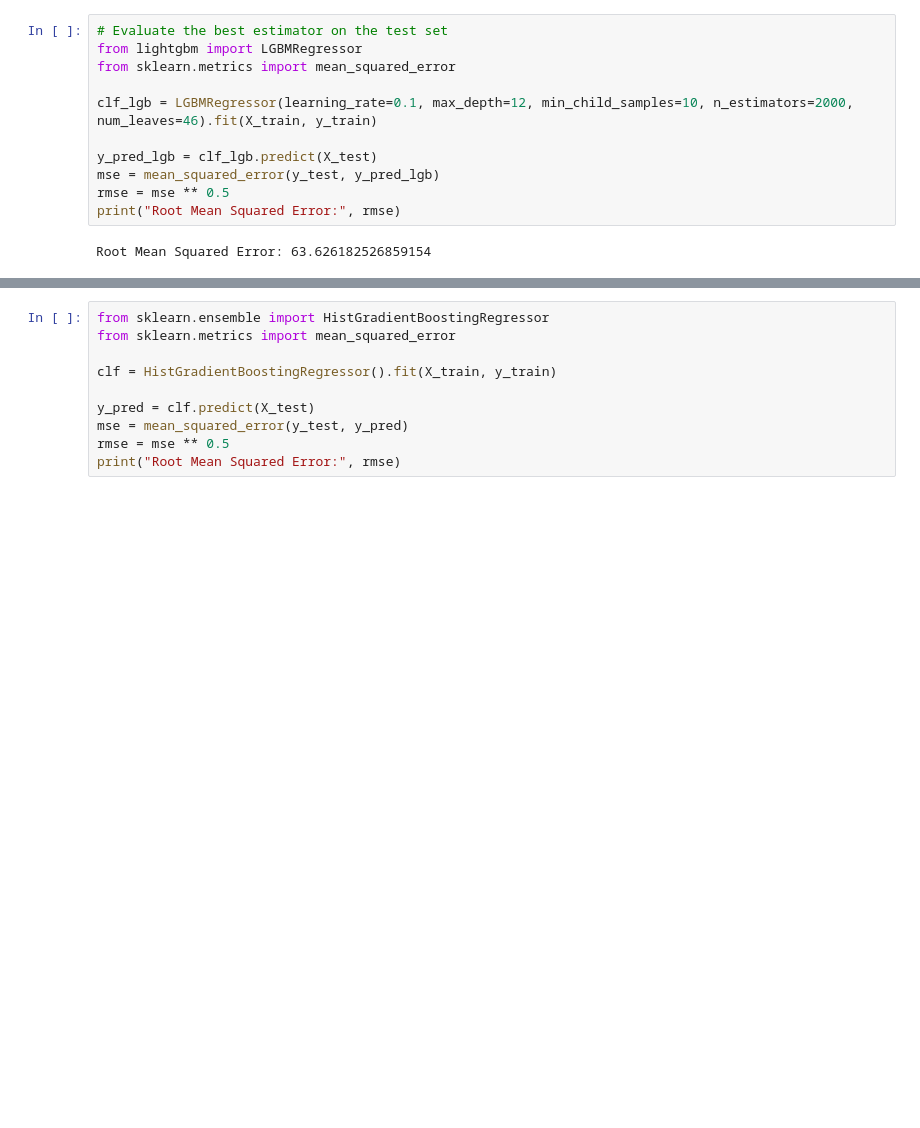
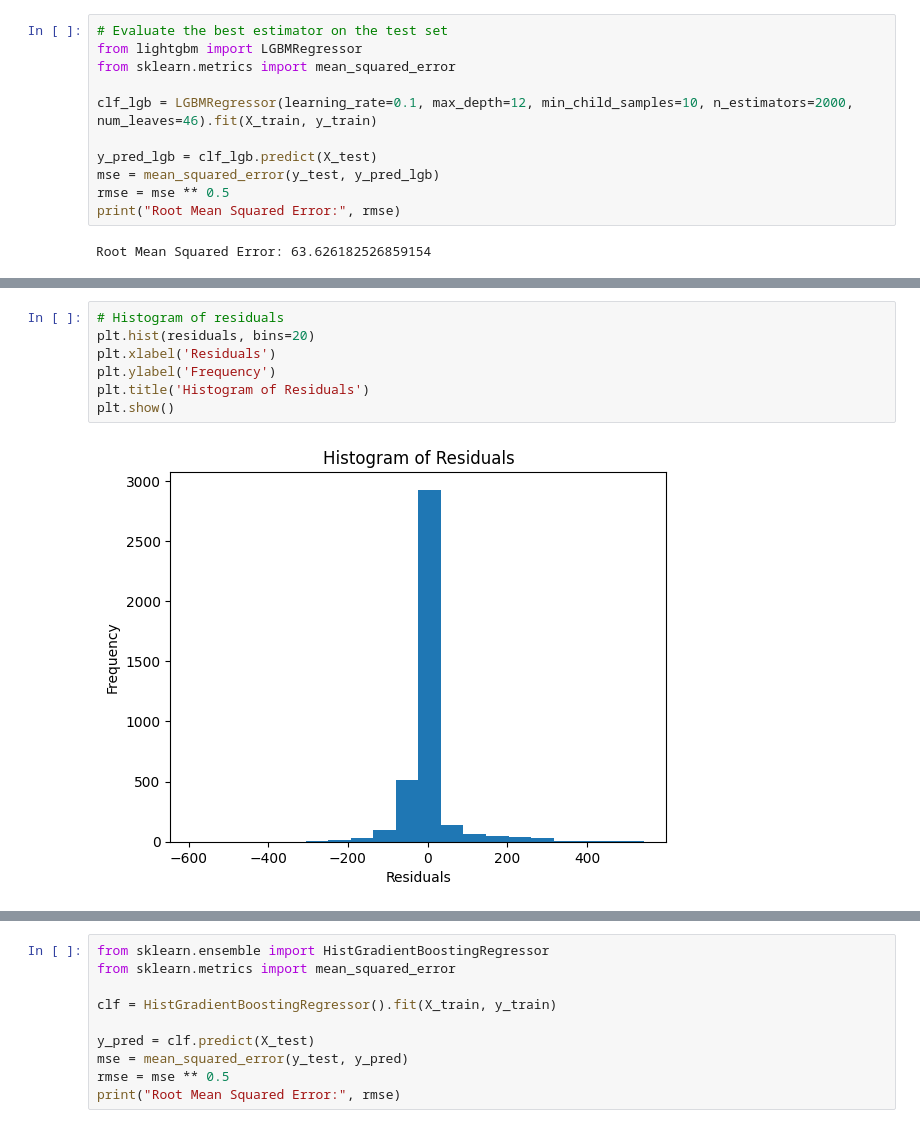
Before and after one commit to ishubhgupta/Energy-Insight, a Jupyter notebook: Dump/ML/try.ipynb, the cells around one changed output, grey strips where cells are left out. Cells and saved outputs as stored; diff of their text form; blank space fills up the shorter version.

```diff
--- a/Dump/ML/try.ipynb
+++ b/Dump/ML/try.ipynb
@@ -293,0 +318,9 @@ Root Mean Squared Error: 63.626182526859154
+# %%
+# Histogram of residuals
+plt.hist(residuals, bins=20)
+plt.xlabel('Residuals')
+plt.ylabel('Frequency')
+plt.title('Histogram of Residuals')
+plt.show()
+# %% [output]
+[figure, added]
```
Also changed, not shown: parts of 6 cells of this notebook, 2 other files.
